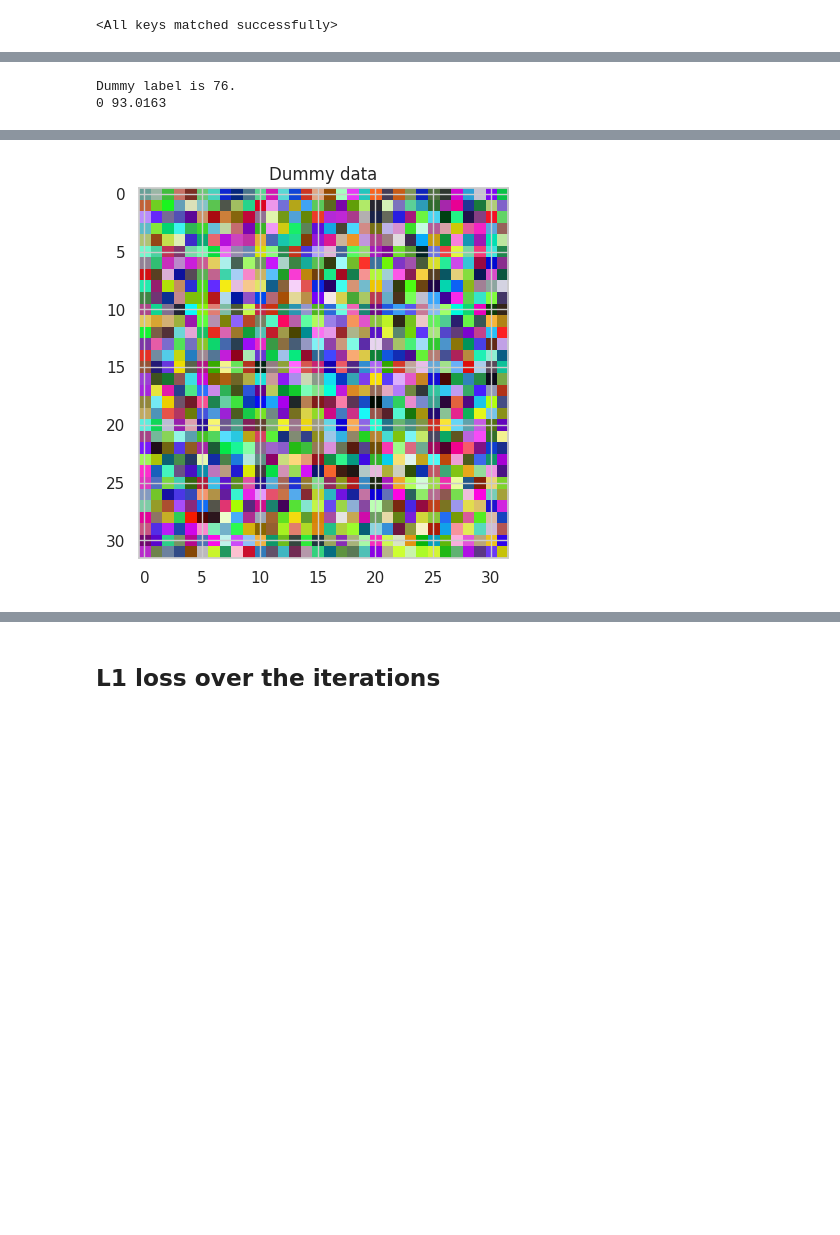
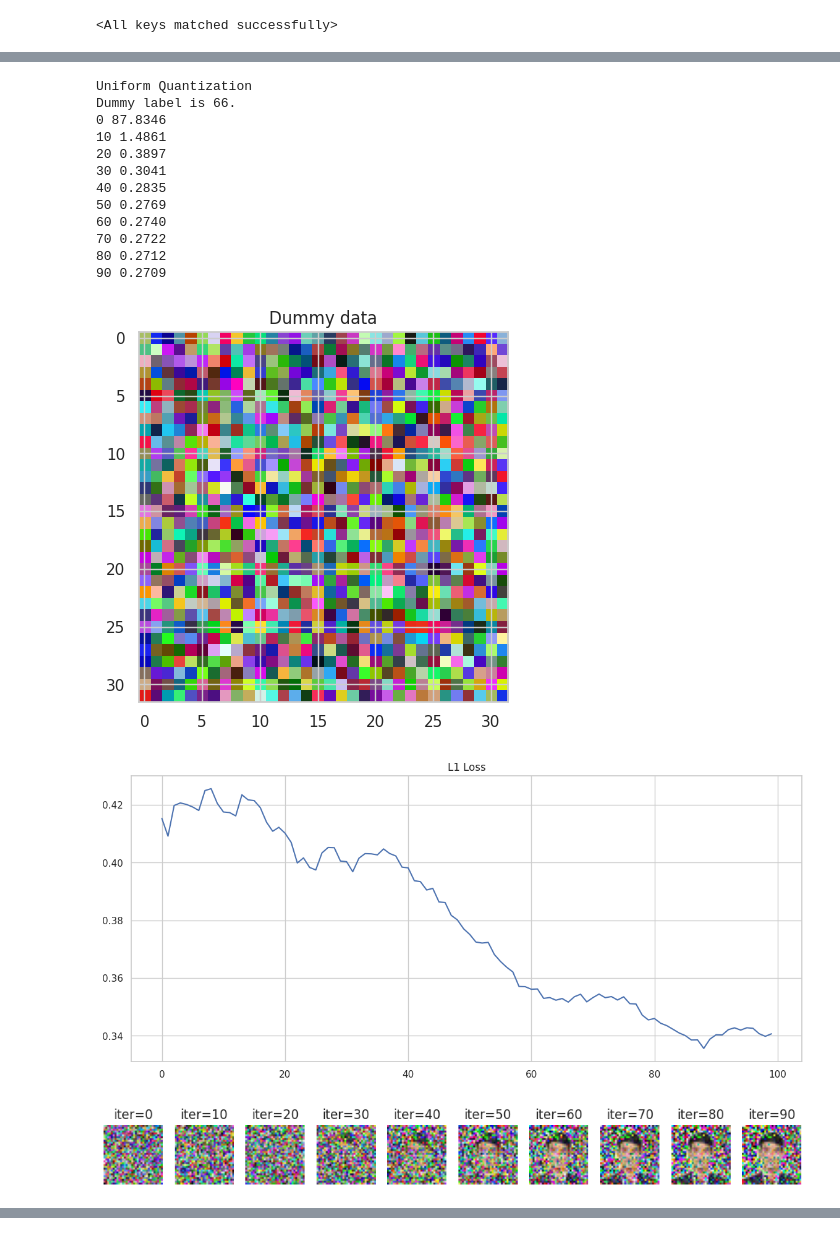
Before and after one commit to arvind6599/Opt_ML_Project, a Jupyter notebook: Deep_Leakage_from_Gradients.ipynb, the cells around one changed output, grey strips where cells are left out. Cells and saved outputs as stored; diff of their text form; code cells hidden in the pictures; blank space fills up the shorter version.

```diff
--- a/Deep_Leakage_from_Gradients.ipynb
+++ b/Deep_Leakage_from_Gradients.ipynb
@@ -192,35 +231,53 @@ def compute_history(dy_dx_, fun, gt_data, gt_onehot_label ):
 # %%
 quant_history = {}
 
-for fun in [uniform_quantization, log_quantization, stochastic_rounding, add_sparsity]:
+function_names = ['Uniform Quantization', 'Stochastic Rounding', '10% Sparsification']
 
+for i, fun in enumerate([lambda x: uniform_quantization(x, 120) , \
+            lambda x: stochastic_rounding(x,240), \
+            lambda x: add_sparsity(x,0.1)]):
+
+    print(function_names[i])
     history = compute_history(dy_dx_, fun, gt_data, gt_onehot_label )
 
     history_tensors = [tp(img).to(device) for img in history]
     # Convert ground truth image to tensor
     gt_tensor = gt_data[0].to(device)
     sns.set(style="whitegrid")
 
     plt.figure(figsize=(14, 6))
     # Calculate L2 loss
     l1_losses = []
     for img_tensor in history_tensors:
         l1_losses.append(torch.nn.L1Loss()(img_tensor, gt_tensor).item())
 
     # Print the total L2 loss
     sns.lineplot(x=range(len(l1_losses)), y=l1_losses)
     plt.title("L1 Loss")
     plt.show()
 
     plt.figure(figsize=(12, 8))
 
     for i in range(len(history)//10):
         plt.subplot(len(history)//100, 10, i + 1)
         plt.imshow(history[i * 10])
         plt.title("iter=%d" % (i * 10))
         plt.axis('off')
 
-    print("Dummy label is %d." % torch.argmax(dummy_label, dim=-1).item())
+    plt.show()
 # %% [output]
-Dummy label is 76.
-0 93.0163
+Uniform Quantization
+Dummy label is 66.
+0 87.8346
+10 1.4861
+20 0.3897
+30 0.3041
+40 0.2835
+50 0.2769
+60 0.2740
+70 0.2722
+80 0.2712
+90 0.2709
+[figure, new version]
+[figure, added]
+[figure, added]
@@ -228 +295,0 @@ KeyboardInterrupt:
-[figure, old version]
@@ -229,2 +313,0 @@ KeyboardInterrupt:
-# %% [markdown]
-## L1 loss over the iterations
```
Also changed, not shown: parts of 15 cells of this notebook, 1 other file.
